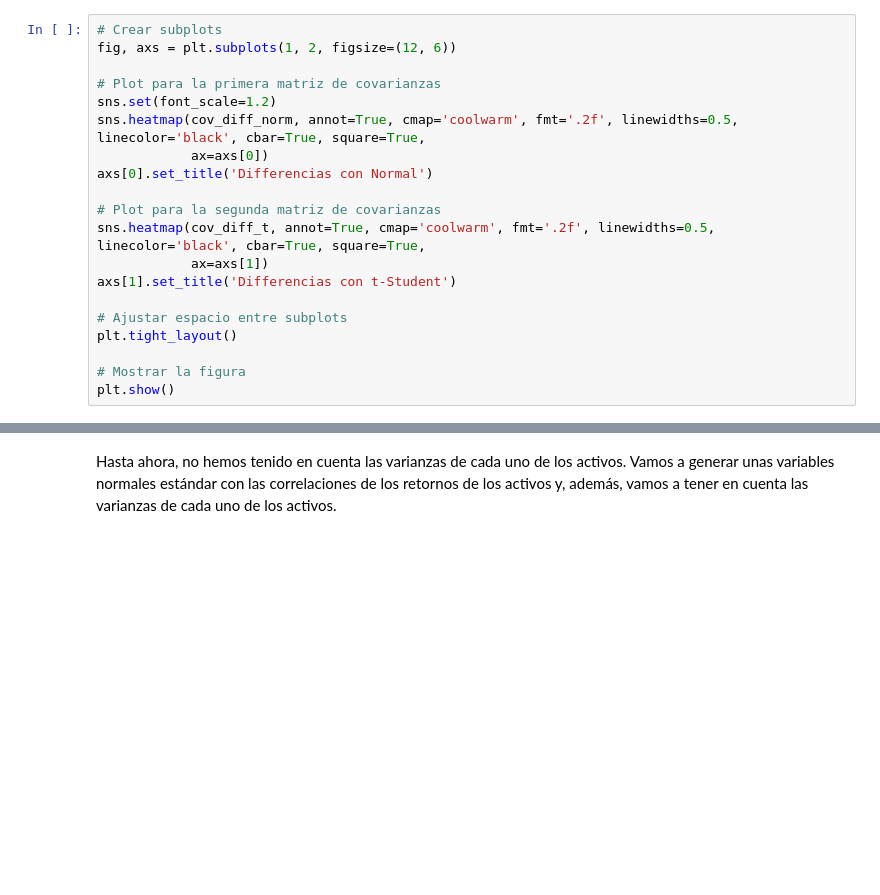
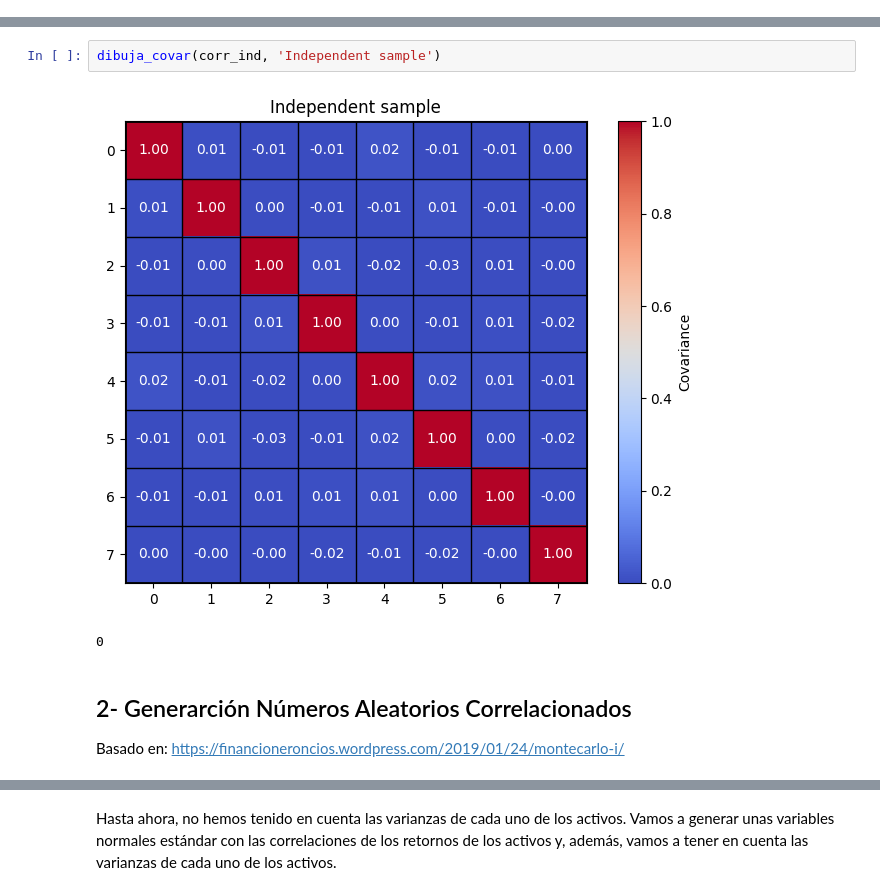
Before and after one commit to alfonso-santos/Portfolio-Optimization, a Jupyter notebook: source/Portfolio Optimization.ipynb, the cells around one changed output, grey strips where cells are left out. Drawn from its saved outputs; the diff is of its cells as text; blank space fills up the shorter version.

```diff
--- a/source/Portfolio Optimization.ipynb
+++ b/source/Portfolio Optimization.ipynb
@@ -173,20 +0,0 @@ plt
-# %%
-# Crear subplots
-fig, axs = plt.subplots(1, 2, figsize=(12, 6))
-
-# Plot para la primera matriz de covarianzas
-sns.set(font_scale=1.2)
-sns.heatmap(cov_diff_norm, annot=True, cmap='coolwarm', fmt='.2f', linewidths=0.5, linecolor='black', cbar=True, square=True,
-            ax=axs[0])
-axs[0].set_title('Differencias con Normal')
-
-# Plot para la segunda matriz de covarianzas
-sns.heatmap(cov_diff_t, annot=True, cmap='coolwarm', fmt='.2f', linewidths=0.5, linecolor='black', cbar=True, square=True,
-            ax=axs[1])
-axs[1].set_title('Differencias con t-Student')
-
-# Ajustar espacio entre subplots
-plt.tight_layout()
-
-# Mostrar la figura
-plt.show()
@@ -194,0 +45,9 @@ plt.show()
+# %%
+dibuja_covar(corr_ind, 'Independent sample')
+# %% [output]
+[figure, added]
+0
+# %% [markdown]
+## 2- Generarción Números Aleatorios Correlacionados
+
+Basado en: https://financioneroncios.wordpress.com/2019/01/24/montecarlo-i/
```
Also changed, not shown: parts of 98 cells of this notebook, 1 other file.
